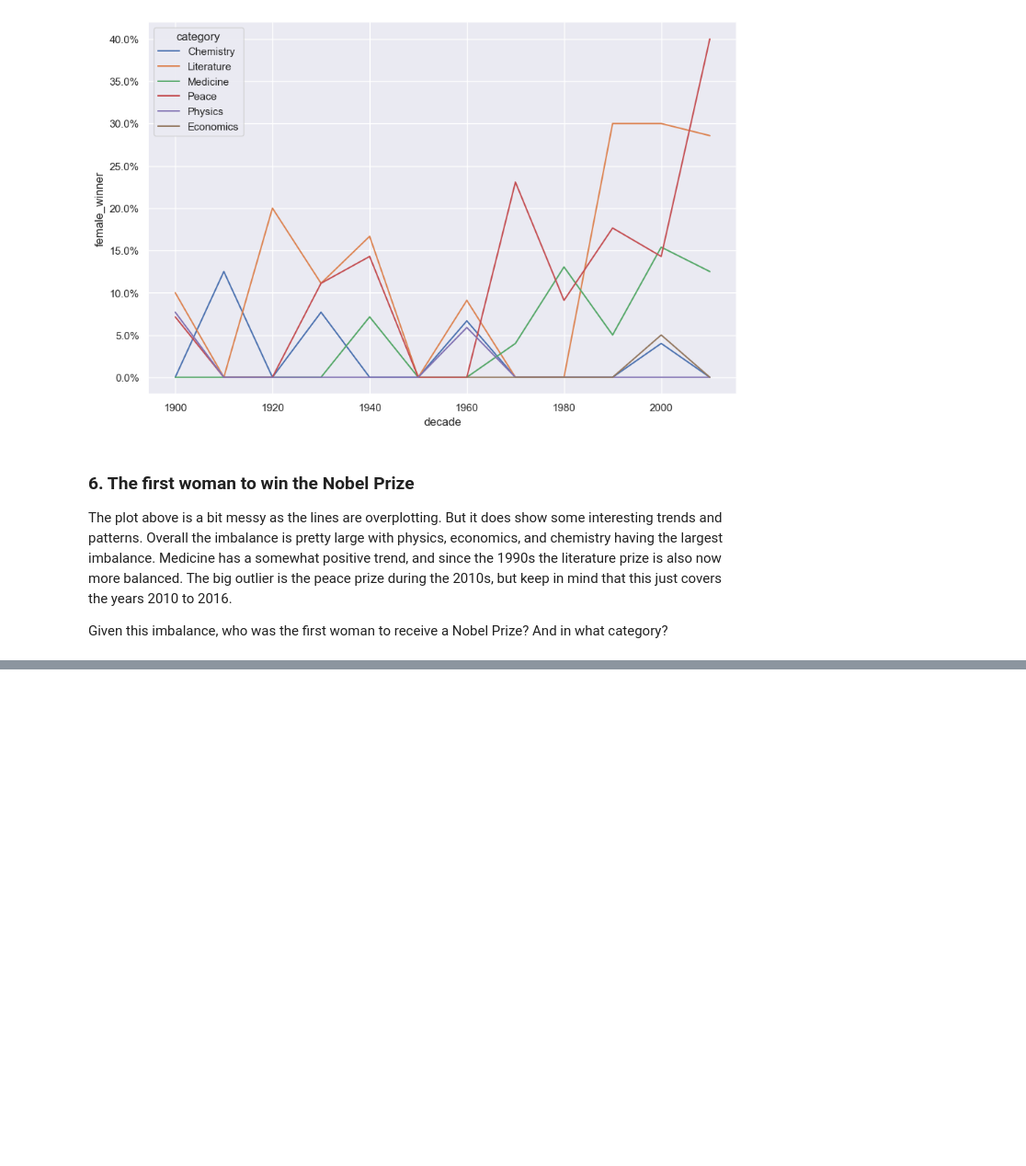
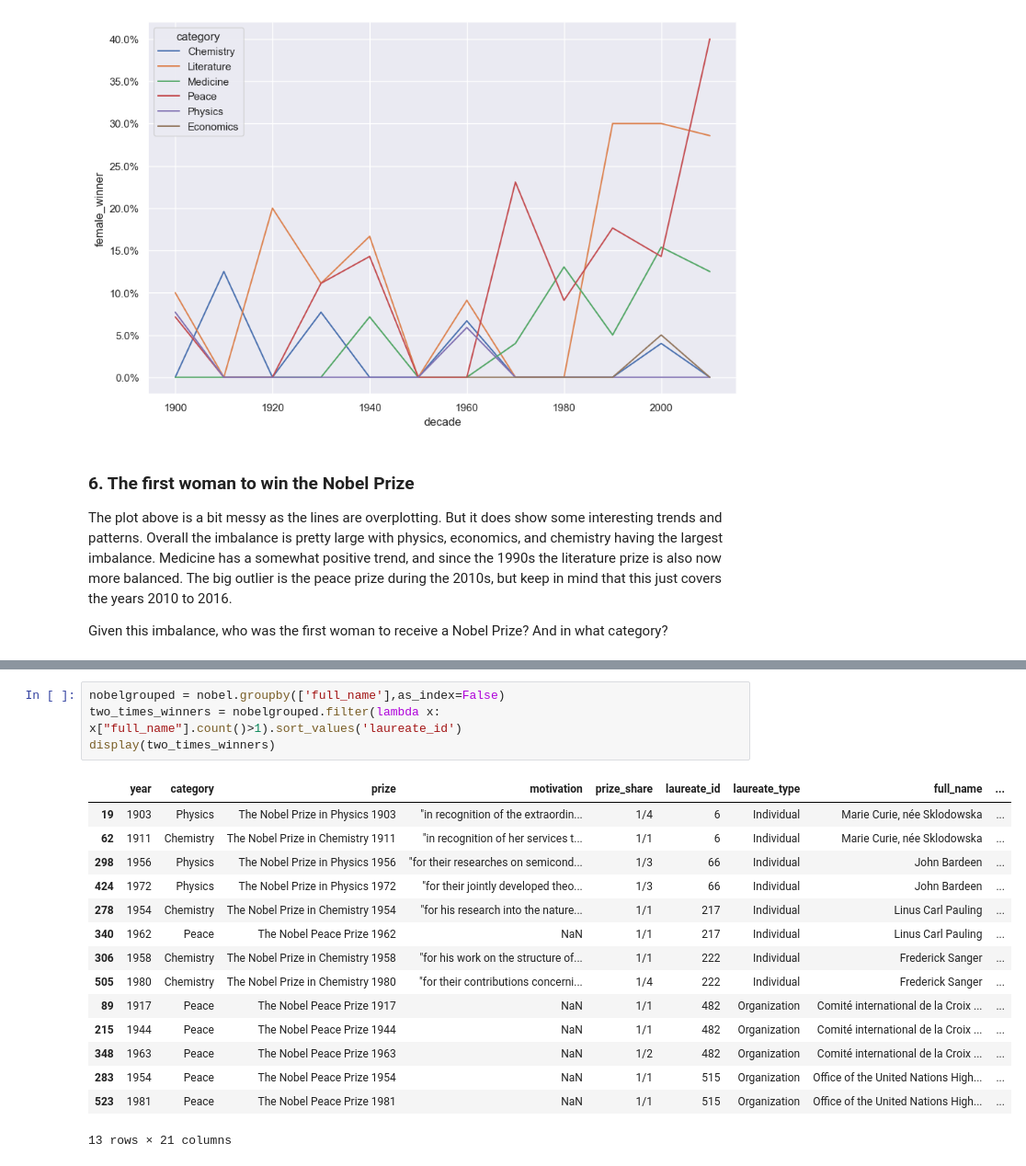
Before and after one commit to mcabas/DataCamp_Projects, a Jupyter notebook: DataCamp.Project_004_A Visual History of Nobel Prize Winners.ipynb, the cells around one changed output, grey strips where cells are left out. Shown at 92% size. Drawn from its saved outputs; the diff is of its cells as text; blank space fills up the shorter version.

```diff
--- a/DataCamp.Project_004_A Visual History of Nobel Prize Winners.ipynb
+++ b/DataCamp.Project_004_A Visual History of Nobel Prize Winners.ipynb
@@ -162,0 +149,20 @@ Given this imbalance, who was the first woman to receive a Nobel Prize? And in w
+# %%
+nobelgrouped = nobel.groupby(['full_name'],as_index=False)
+two_times_winners = nobelgrouped.filter(lambda x: x["full_name"].count()>1).sort_values('laureate_id')
+display(two_times_winners)
+# %% [output]
+|  | year | category | prize | motivation | prize_share | laureate_id | laureate_type | full_name | ... |
+| 19 | 1903 | Physics | The Nobel Prize in Physics 1903 | "in recognition of the extraordin... | 1/4 | 6 | Individual | Marie Curie, née Sklodowska | ... |
+| 62 | 1911 | Chemistry | The Nobel Prize in Chemistry 1911 | "in recognition of her services t... | 1/1 | 6 | Individual | Marie Curie, née Sklodowska | ... |
+| 298 | 1956 | Physics | The Nobel Prize in Physics 1956 | "for their researches on semicond... | 1/3 | 66 | Individual | John Bardeen | ... |
+| 424 | 1972 | Physics | The Nobel Prize in Physics 1972 | "for their jointly developed theo... | 1/3 | 66 | Individual | John Bardeen | ... |
+| 278 | 1954 | Chemistry | The Nobel Prize in Chemistry 1954 | "for his research into the nature... | 1/1 | 217 | Individual | Linus Carl Pauling | ... |
+| 340 | 1962 | Peace | The Nobel Peace Prize 1962 | NaN | 1/1 | 217 | Individual | Linus Carl Pauling | ... |
+| 306 | 1958 | Chemistry | The Nobel Prize in Chemistry 1958 | "for his work on the structure of... | 1/1 | 222 | Individual | Frederick Sanger | ... |
+| 505 | 1980 | Chemistry | The Nobel Prize in Chemistry 1980 | "for their contributions concerni... | 1/4 | 222 | Individual | Frederick Sanger | ... |
+| 89 | 1917 | Peace | The Nobel Peace Prize 1917 | NaN | 1/1 | 482 | Organization | Comité international de la Croix ... | ... |
+| 215 | 1944 | Peace | The Nobel Peace Prize 1944 | NaN | 1/1 | 482 | Organization | Comité international de la Croix ... | ... |
+| 348 | 1963 | Peace | The Nobel Peace Prize 1963 | NaN | 1/2 | 482 | Organization | Comité international de la Croix ... | ... |
+| 283 | 1954 | Peace | The Nobel Peace Prize 1954 | NaN | 1/1 | 515 | Organization | Office of the United Nations High... | ... |
+| 523 | 1981 | Peace | The Nobel Peace Prize 1981 | NaN | 1/1 | 515 | Organization | Office of the United Nations High... | ... |
+13 rows × 21 columns
```
Also changed, not shown: parts of 12 cells of this notebook.
